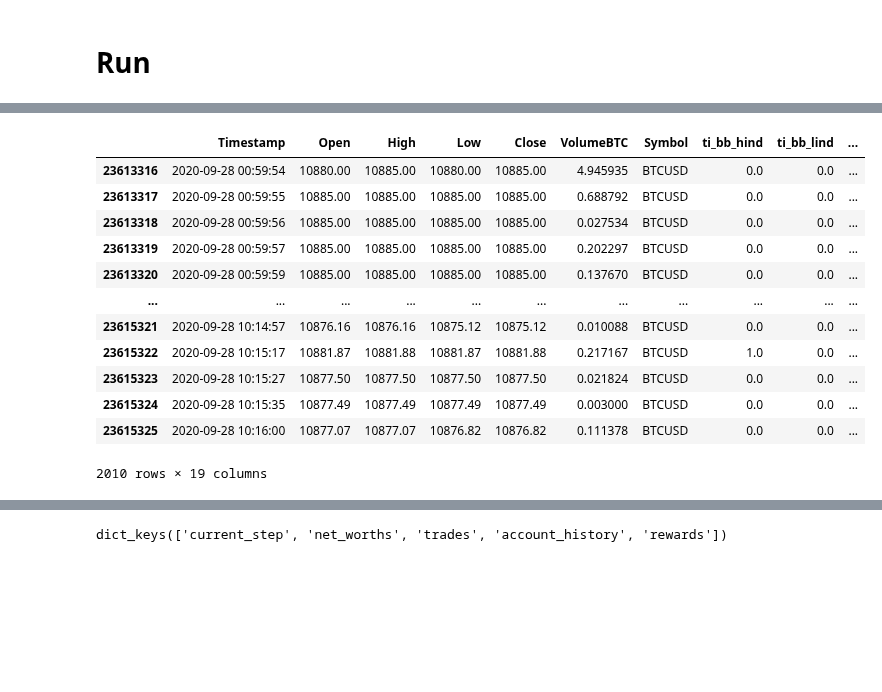
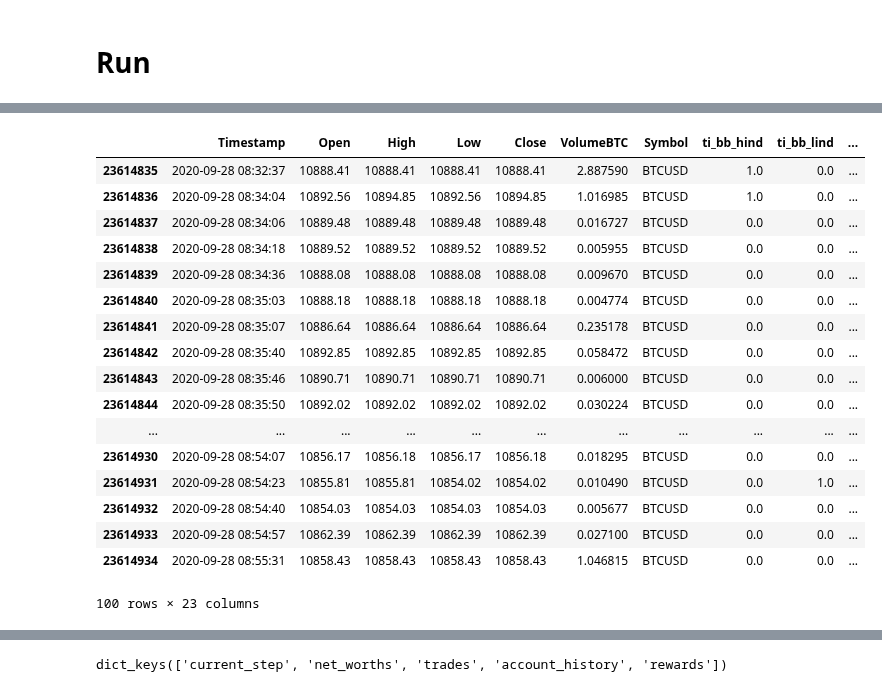
Before and after one commit to perjonasam/dunderbot, a Jupyter notebook: Playground.ipynb, the cells around one changed output, grey strips where cells are left out. Cells and saved outputs as stored; diff of their text form; code cells hidden in the pictures; blank space fills up the shorter version.

```diff
--- a/Playground.ipynb
+++ b/Playground.ipynb
@@ -170,19 +148,25 @@ Wall time: 8.72 s
-# %%
-df
-# %% [output]
-|  | Timestamp | Open | High | Low | Close | VolumeBTC | Symbol | ti_bb_hind | ti_bb_lind | ... |
-| 23613316 | 2020-09-28 00:59:54 | 10880.00 | 10885.00 | 10880.00 | 10885.00 | 4.945935 | BTCUSD | 0.0 | 0.0 | ... |
-| 23613317 | 2020-09-28 00:59:55 | 10885.00 | 10885.00 | 10885.00 | 10885.00 | 0.688792 | BTCUSD | 0.0 | 0.0 | ... |
-| 23613318 | 2020-09-28 00:59:56 | 10885.00 | 10885.00 | 10885.00 | 10885.00 | 0.027534 | BTCUSD | 0.0 | 0.0 | ... |
-| 23613319 | 2020-09-28 00:59:57 | 10885.00 | 10885.00 | 10885.00 | 10885.00 | 0.202297 | BTCUSD | 0.0 | 0.0 | ... |
-| 23613320 | 2020-09-28 00:59:59 | 10885.00 | 10885.00 | 10885.00 | 10885.00 | 0.137670 | BTCUSD | 0.0 | 0.0 | ... |
-| ... | ... | ... | ... | ... | ... | ... | ... | ... | ... | ... |
-| 23615321 | 2020-09-28 10:14:57 | 10876.16 | 10876.16 | 10875.12 | 10875.12 | 0.010088 | BTCUSD | 0.0 | 0.0 | ... |
-| 23615322 | 2020-09-28 10:15:17 | 10881.87 | 10881.88 | 10881.87 | 10881.88 | 0.217167 | BTCUSD | 1.0 | 0.0 | ... |
-| 23615323 | 2020-09-28 10:15:27 | 10877.50 | 10877.50 | 10877.50 | 10877.50 | 0.021824 | BTCUSD | 0.0 | 0.0 | ... |
-| 23615324 | 2020-09-28 10:15:35 | 10877.49 | 10877.49 | 10877.49 | 10877.49 | 0.003000 | BTCUSD | 0.0 | 0.0 | ... |
-| 23615325 | 2020-09-28 10:16:00 | 10877.07 | 10877.07 | 10876.82 | 10876.82 | 0.111378 | BTCUSD | 0.0 | 0.0 | ... |
-2010 rows × 19 columns
+# %%
+pd.options.display.max_rows=1000
+df.head(100)
+# %% [output]
+|  | Timestamp | Open | High | Low | Close | VolumeBTC | Symbol | ti_bb_hind | ti_bb_lind | ... |
+| 23614835 | 2020-09-28 08:32:37 | 10888.41 | 10888.41 | 10888.41 | 10888.41 | 2.887590 | BTCUSD | 1.0 | 0.0 | ... |
+| 23614836 | 2020-09-28 08:34:04 | 10892.56 | 10894.85 | 10892.56 | 10894.85 | 1.016985 | BTCUSD | 1.0 | 0.0 | ... |
+| 23614837 | 2020-09-28 08:34:06 | 10889.48 | 10889.48 | 10889.48 | 10889.48 | 0.016727 | BTCUSD | 0.0 | 0.0 | ... |
+| 23614838 | 2020-09-28 08:34:18 | 10889.52 | 10889.52 | 10889.52 | 10889.52 | 0.005955 | BTCUSD | 0.0 | 0.0 | ... |
+| 23614839 | 2020-09-28 08:34:36 | 10888.08 | 10888.08 | 10888.08 | 10888.08 | 0.009670 | BTCUSD | 0.0 | 0.0 | ... |
+| 23614840 | 2020-09-28 08:35:03 | 10888.18 | 10888.18 | 10888.18 | 10888.18 | 0.004774 | BTCUSD | 0.0 | 0.0 | ... |
+| 23614841 | 2020-09-28 08:35:07 | 10886.64 | 10886.64 | 10886.64 | 10886.64 | 0.235178 | BTCUSD | 0.0 | 0.0 | ... |
+| 23614842 | 2020-09-28 08:35:40 | 10892.85 | 10892.85 | 10892.85 | 10892.85 | 0.058472 | BTCUSD | 0.0 | 0.0 | ... |
+| 23614843 | 2020-09-28 08:35:46 | 10890.71 | 10890.71 | 10890.71 | 10890.71 | 0.006000 | BTCUSD | 0.0 | 0.0 | ... |
+| 23614844 | 2020-09-28 08:35:50 | 10892.02 | 10892.02 | 10892.02 | 10892.02 | 0.030224 | BTCUSD | 0.0 | 0.0 | ... |
+| ... | ... | ... | ... | ... | ... | ... | ... | ... | ... | ... |
+| 23614930 | 2020-09-28 08:54:07 | 10856.17 | 10856.18 | 10856.17 | 10856.18 | 0.018295 | BTCUSD | 0.0 | 0.0 | ... |
+| 23614931 | 2020-09-28 08:54:23 | 10855.81 | 10855.81 | 10854.02 | 10854.02 | 0.010490 | BTCUSD | 0.0 | 1.0 | ... |
+| 23614932 | 2020-09-28 08:54:40 | 10854.03 | 10854.03 | 10854.03 | 10854.03 | 0.005677 | BTCUSD | 0.0 | 0.0 | ... |
+| 23614933 | 2020-09-28 08:54:57 | 10862.39 | 10862.39 | 10862.39 | 10862.39 | 0.027100 | BTCUSD | 0.0 | 0.0 | ... |
+| 23614934 | 2020-09-28 08:55:31 | 10858.43 | 10858.43 | 10858.43 | 10858.43 | 1.046815 | BTCUSD | 0.0 | 0.0 | ... |
+100 rows × 23 columns
 # %%
 import pickle
 with open('all_dict_pred.pickle', 'rb') as f:
```
Also changed, not shown: parts of 15 cells of this notebook, 8 other files.
